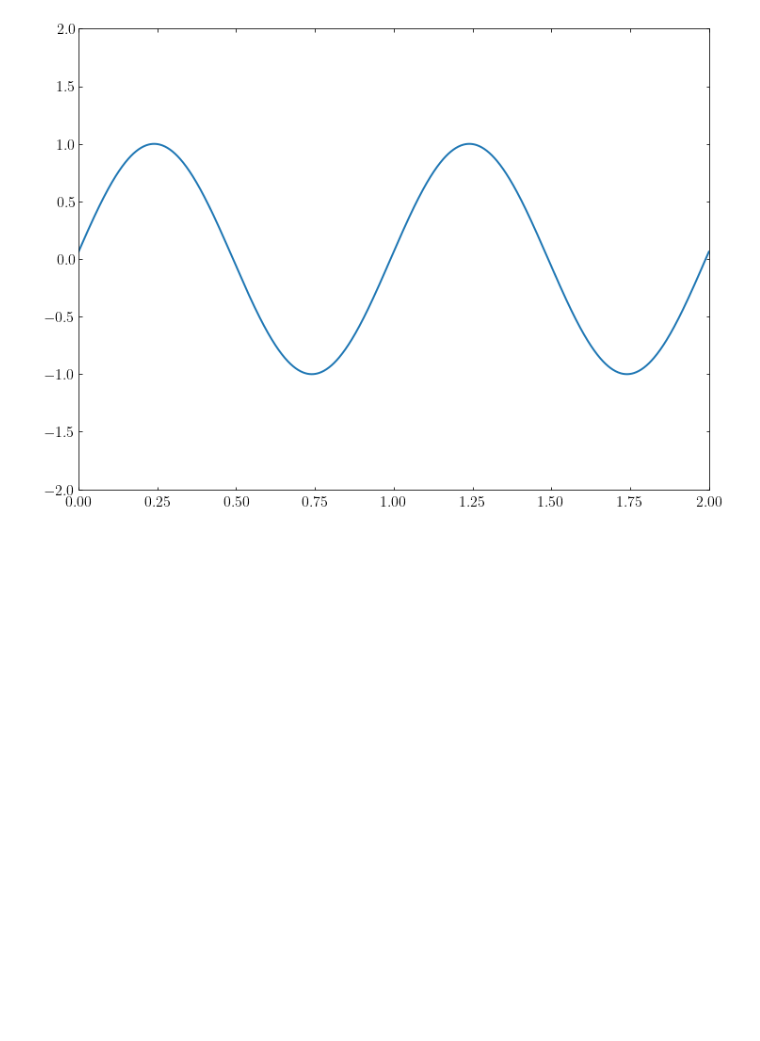
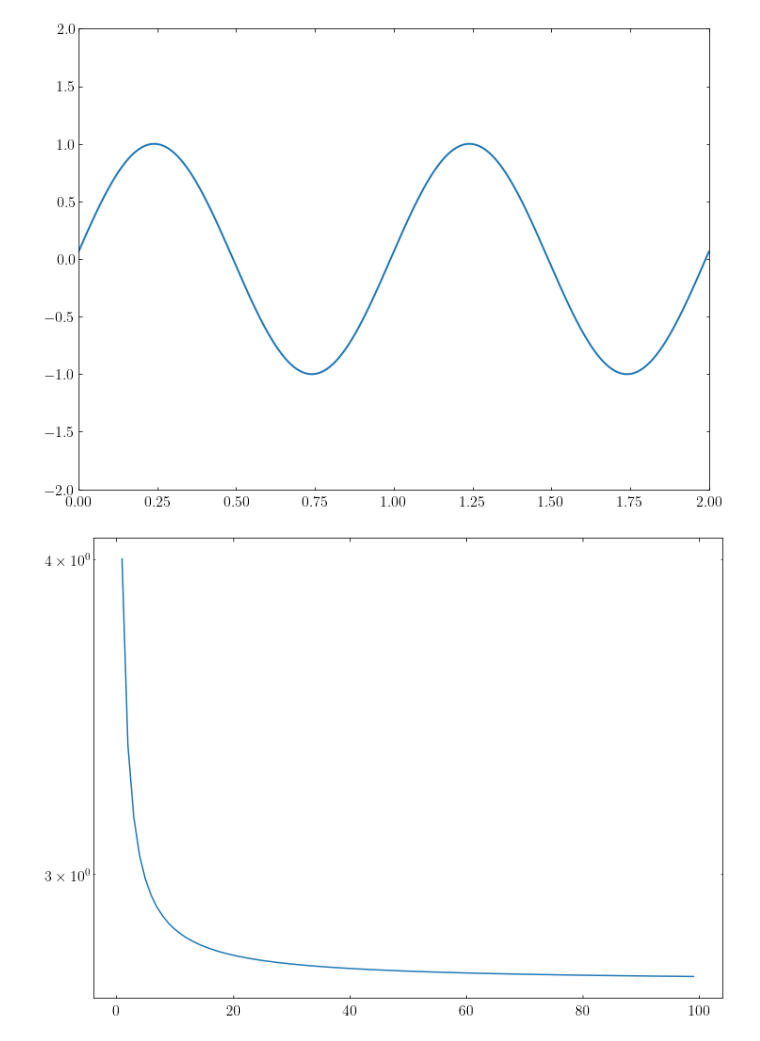
Before and after one commit to jiyongso/jupyter, a Jupyter notebook: python/study/Untitled.ipynb, the cells around one changed output. Cells and saved outputs as stored; diff of their text form; code cells hidden in the pictures; blank space fills up the shorter version.

```diff
--- a/python/study/Untitled.ipynb
+++ b/python/study/Untitled.ipynb
@@ -104,3 +104,9 @@ HTML(anim.to_html5_video())
 # %% [output]
 [interactive output not drawn]
 [figure]
+# %%
+nn=np.arange(1, 100)
+plt.plot(nn, (1+1./nn)**(nn+1))
+plt.yscale('log')
+# %% [output]
+[figure, added]
```
Also changed, not shown: parts of 5 cells of this notebook, 24 other files.
